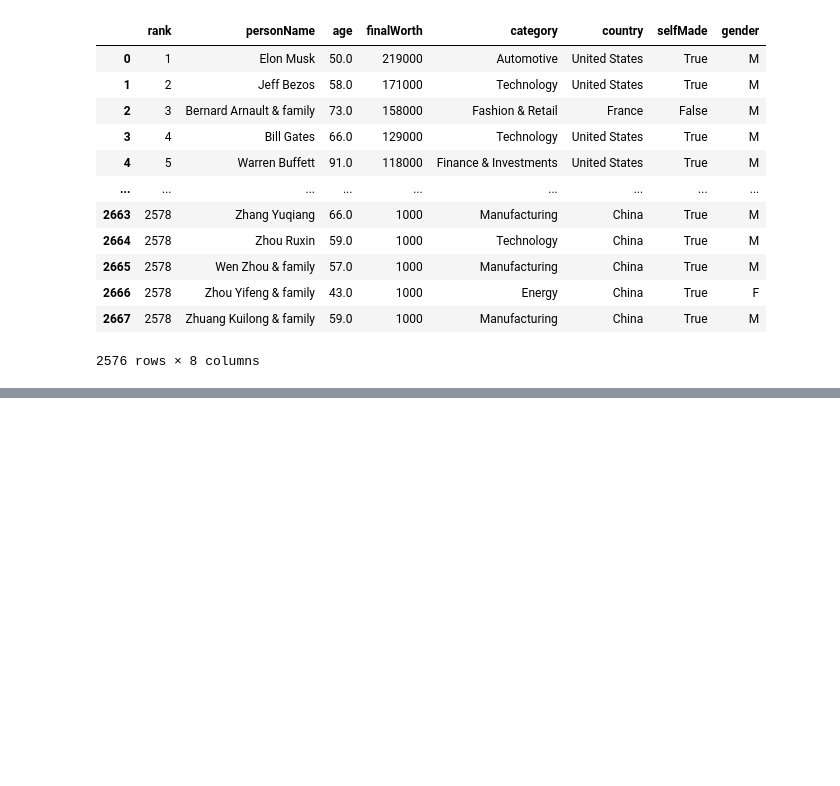
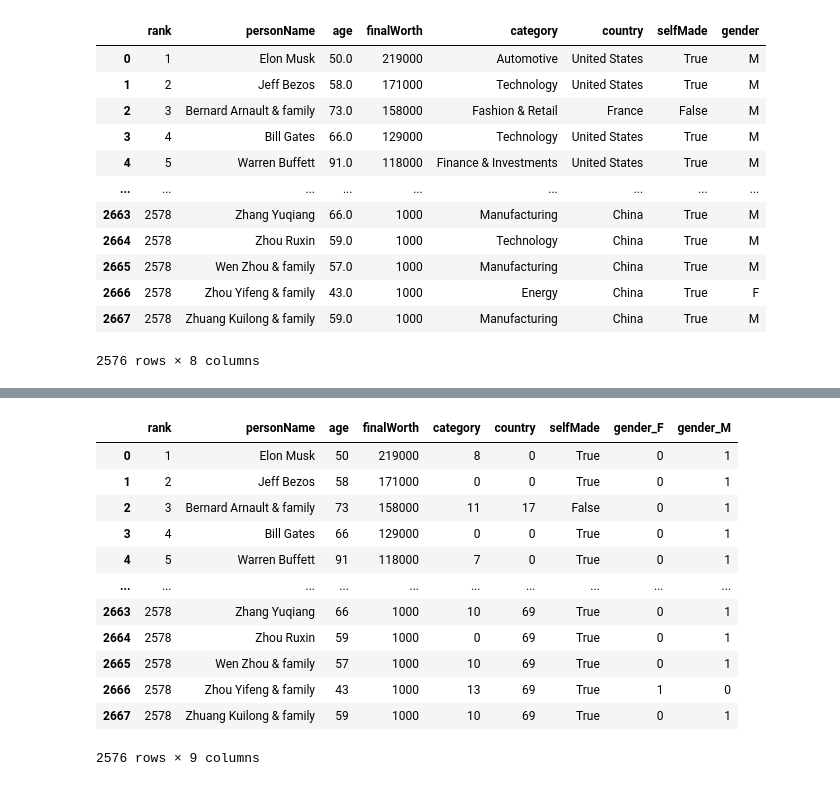
Before and after one commit to SEngel23/Billionaire_Analysis, a Jupyter notebook: cleaning_data.ipynb, the cells around one changed output, grey strips where cells are left out. Drawn from its saved outputs; the diff is of its cells as text; code cells hidden in the pictures; blank space fills up the shorter version.

```diff
--- a/cleaning_data.ipynb
+++ b/cleaning_data.ipynb
@@ -118,0 +255,18 @@ df_cleaned.drop_duplicates()
+# %%
+# Convert age from float dtype to int
+df_cleaned['age'] = df_cleaned['age'].astype(int)
+df_cleaned
+# %% [output]
+|  | rank | personName | age | finalWorth | category | country | selfMade | gender_F | gender_M |
+| 0 | 1 | Elon Musk | 50 | 219000 | 8 | 0 | True | 0 | 1 |
+| 1 | 2 | Jeff Bezos | 58 | 171000 | 0 | 0 | True | 0 | 1 |
+| 2 | 3 | Bernard Arnault & family | 73 | 158000 | 11 | 17 | False | 0 | 1 |
+| 3 | 4 | Bill Gates | 66 | 129000 | 0 | 0 | True | 0 | 1 |
+| 4 | 5 | Warren Buffett | 91 | 118000 | 7 | 0 | True | 0 | 1 |
+| ... | ... | ... | ... | ... | ... | ... | ... | ... | ... |
+| 2663 | 2578 | Zhang Yuqiang | 66 | 1000 | 10 | 69 | True | 0 | 1 |
+| 2664 | 2578 | Zhou Ruxin | 59 | 1000 | 0 | 69 | True | 0 | 1 |
+| 2665 | 2578 | Wen Zhou & family | 57 | 1000 | 10 | 69 | True | 0 | 1 |
+| 2666 | 2578 | Zhou Yifeng & family | 43 | 1000 | 13 | 69 | True | 1 | 0 |
+| 2667 | 2578 | Zhuang Kuilong & family | 59 | 1000 | 10 | 69 | True | 0 | 1 |
+2576 rows × 9 columns
```
Also changed, not shown: parts of 7 cells of this notebook.
